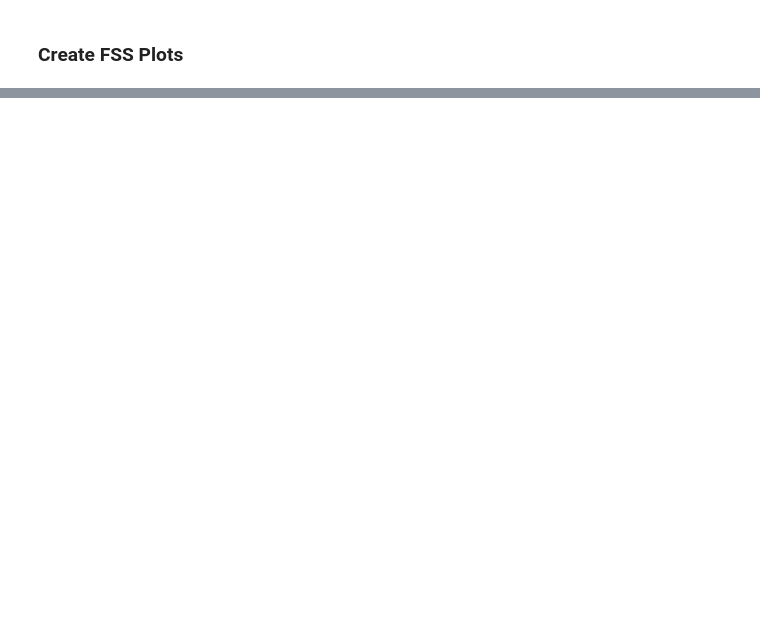
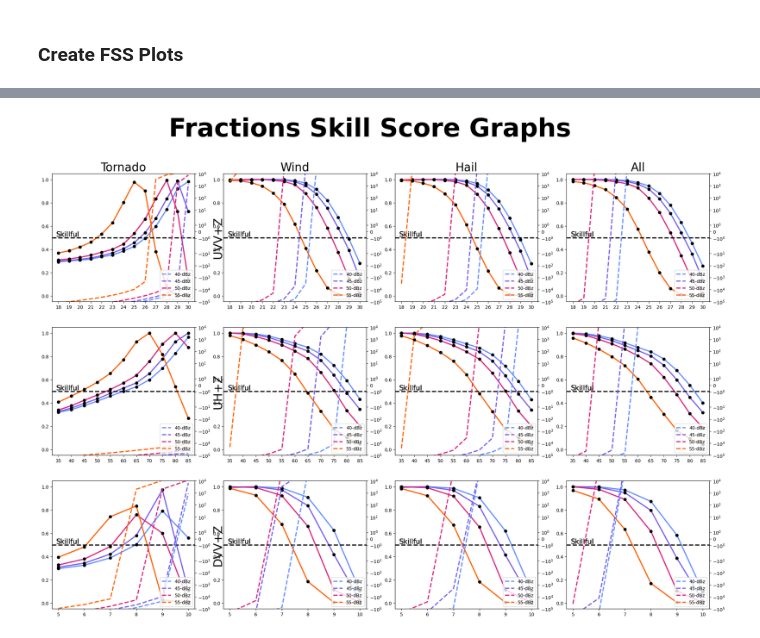
Before and after one commit to jcorner1/SYN_SERV, a Jupyter notebook: Code/FSS_Validation_Graphs.ipynb, the cells around one changed output, grey strips where cells are left out. Drawn from its saved outputs; the diff is of its cells as text; code cells hidden in the pictures; blank space fills up the shorter version.

```diff
--- a/Code/FSS_Validation_Graphs.ipynb
+++ b/Code/FSS_Validation_Graphs.ipynb
@@ -57,0 +133,48 @@ plt.savefig('../Plots/FSS_plots.jpg', format='jpg', dpi=500, bbox_inches='tight'
+# %%
+plt.figure(figsize=(25.5,17))
+j = 1
+
+#iterate through the hazards and surrogates
+for sur in range(len(surs)):
+    for haz in range(len(hazs)):
+
+        #iterate through vars
+        ax1 = plt.subplot(3,4,j)
+        ax2 = ax1.twinx()
+
+        #iterate through each reflectivty value
+        for i in range(len(refc)):
+
+            df = locals()[f'df_{surs[sur]}'][(locals()[f'df_{surs[sur]}']['DBZ'] == refc[i])]
+            df2 = locals()[f'df_res_{surs[sur]}'][(locals()[f'df_res_{surs[sur]}']['DBZ'] == refc[i])]
+
+            ax1.plot(np.array(df[f'DVV'].values, dtype=float), df[f'FSS_{hazs[haz]}'].values, lw=2.5, color = colors[i])
+            ax2.plot(np.array(df2[f'{surrogates[sur]}'].values, dtype=float), df2[f'{hazss[haz]}_DIFF'].values, lw=2.5, color = colors[i], ls='--' )
+
+            plt.xticks(np.array(df[f'DVV'].values, dtype=float), labels = np.array(df[f'DVV'].values, dtype=int), rotation=45)
+            ax1.set_yticks([0, 0.2, 0.4, 0.6, 0.8, 1])
+            ax2.set_yscale('symlog')
+            ax2.set_ylim(-100000,10000)
+            ax1.set_ylim(-0.05, 1.05)
+
+            ax1.annotate(f'Skillful', (0.03,0.51), fontsize=15, xycoords='axes fraction')
+
+            plt.legend([x + '-dBz' for x in list(map(str, np.arange(40, 56, 5)))], loc ='lower right').set_zorder(12)
+
+        ax1.axhline(y = 0.5, color = 'black', ls='--', lw=2.5)
+
+        if j <= 4:
+            plt.title(f'{hazards[haz]}',fontsize=25)
+
+        if j in [1, 5, 9, 13]:
+             plt.ylabel(f'{surrogates[sur]}+Z',fontsize=25)
+
+        for i in range(len(refc)):
+            df = locals()[f'df_{surs[sur]}'][(locals()[f'df_{surs[sur]}']['DBZ'] == refc[i])]
+            ax1.scatter(np.array(df[f'DVV'].values, dtype=float), df[f'FSS_{hazs[haz]}'].values, color = 'black', zorder=10)
+
+        j = j + 1
+title = plt.suptitle('Fractions Skill Score Graphs', size=55).set_weight('bold')
+plt.savefig('../Plots/FSS_diff_plots.png', format='png', dpi=500, bbox_inches='tight')
+# %% [output]
+[figure, added]
```
Also changed, not shown: parts of 9 cells of this notebook, 10 other files.
